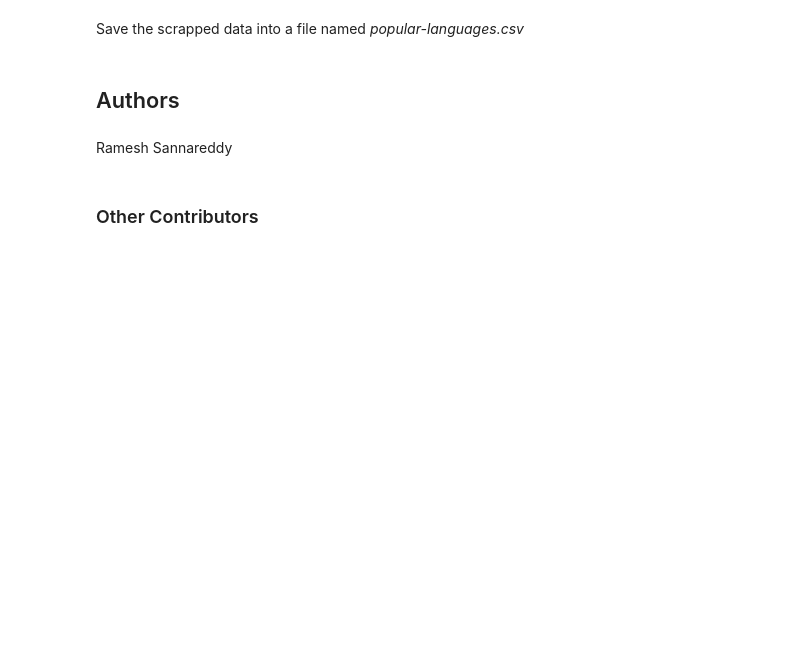
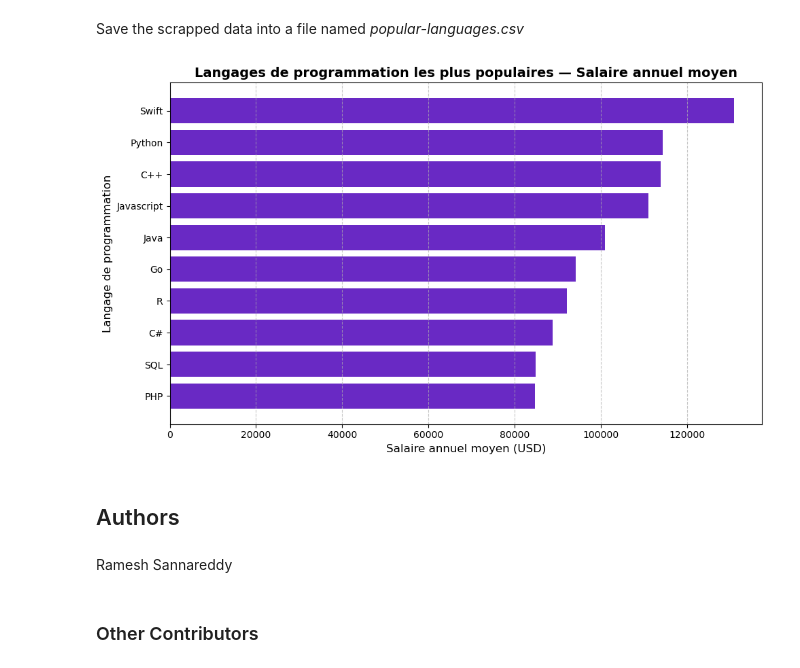
Before and after one commit to kenza-djeddiali/ProjetFinalIBMDataAnalyst-, a Jupyter notebook: code/Web-Scraping-Lab.ipynb, the cells around one changed output. Drawn from its saved outputs; the diff is of its cells as text; code cells hidden in the pictures; blank space fills up the shorter version.

Commit message:
Add files via upload
code - Module 1 (Collecte de données)

```diff
--- a/code/Web-Scraping-Lab.ipynb
+++ b/code/Web-Scraping-Lab.ipynb
@@ -66,6 +80,37 @@ with open("popular-languages.csv", "w", newline='') as f:
     writer = csv.writer(f)
     writer.writerow(["Language", "Average Annual Salary"])  # En-tête
     writer.writerows(data)
+# %%
+import pandas as pd
+import matplotlib.pyplot as plt
+
+# --- Lecture des données ---
+df = pd.read_csv("popular-languages.csv")
+
+# --- Trier par salaire décroissant ---
+df_sorted = df.sort_values(by="Average Annual Salary", ascending=False)
+
+# --- Création du diagramme à barres horizontales ---
+plt.figure(figsize=(10, 6))
+plt.barh(df_sorted["Language"], df_sorted["Average Annual Salary"], color="#6929C4") #cornflowerblue
+
+# --- Ajuster l’ordre (langages les mieux payés en haut) ---
+plt.gca().invert_yaxis()
+
+# --- Titres et labels en français ---
+plt.title("Langages de programmation les plus populaires — Salaire annuel moyen",
+          fontsize=14, fontweight='bold')
+plt.xlabel("Salaire annuel moyen (USD)", fontsize=12)
+plt.ylabel("Langage de programmation", fontsize=12)
+
+# --- Améliorations esthétiques ---
+plt.grid(axis='x', linestyle='--', alpha=0.7)
+plt.tight_layout()
+
+# --- Afficher le graphique ---
+plt.show()
+# %% [output]
+[figure, added]
 # %% [markdown]
 ## Authors
 # %% [markdown]
```
Also changed, not shown: parts of 2 cells of this notebook, 1 other file.
